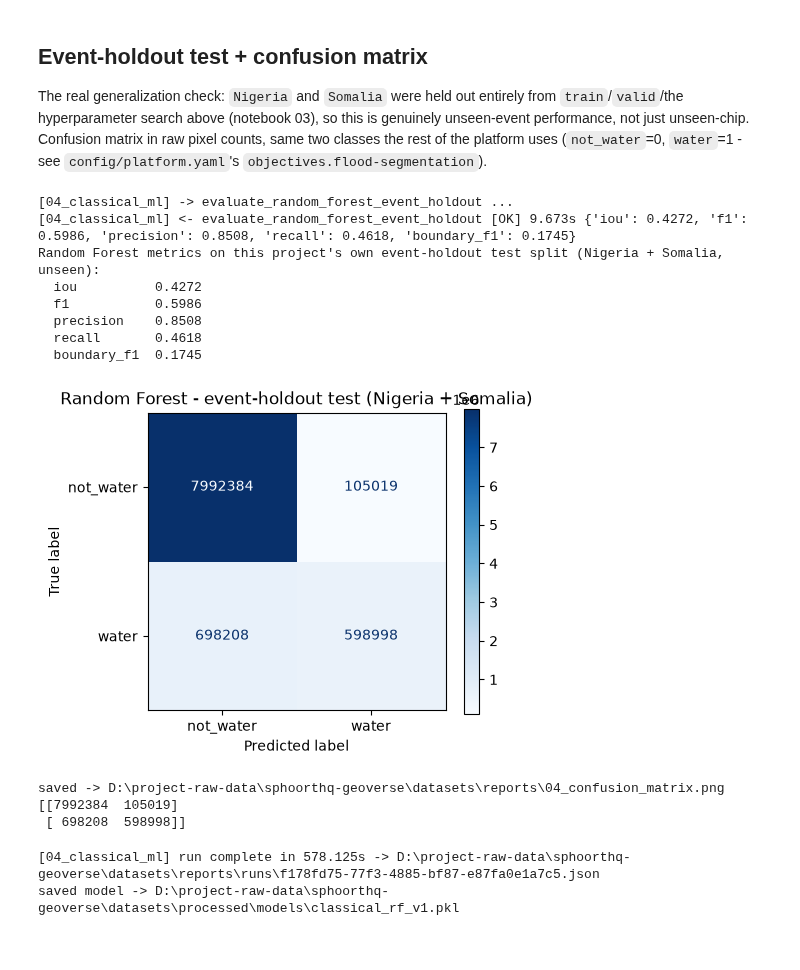
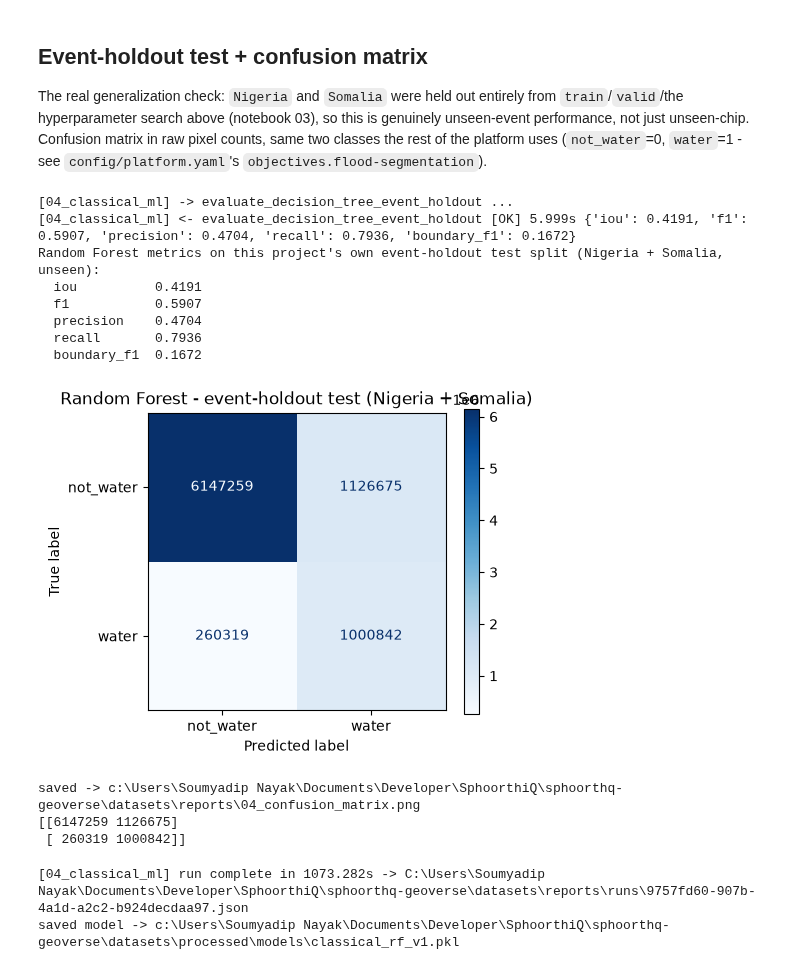
Before and after one commit to swamisan0807/sphoorthq-geoverse, a Jupyter notebook: notebooks/04_classical_ml.ipynb, the cells around one changed output. Saved outputs shown, nothing was run; the diff lists cells and outputs as text; code cells hidden in the pictures.

Commit message:
Improvement of classical model

```diff
--- a/notebooks/04_classical_ml.ipynb
+++ b/notebooks/04_classical_ml.ipynb
@@ -79,6 +71,10 @@ def build_pixel_dataset(pairs: list[tuple[str, str]], n_chips: int, seed: int =
         xs.append(x); ys.append(y)
     return np.concatenate(xs), np.concatenate(ys)
 # %%
+N_TRAIN_CHIPS = 250
+N_VALID_CHIPS = 50
+N_TEST_CHIPS = 40
+
 with logger.stage("build_train_pixel_table") as stage:
     # Original sen1floods11 train split, unchanged from the pre-tuning baseline - isolates hyperparameter
     # tuning as the only variable vs. that baseline (a different training chip sample would confound the
@@ -131,33 +127,29 @@ with logger.stage("hyperparameter_search") as stage:
     # nearly memorize per-chip texture rather than generalize. Capped depths regularize against exactly
     # that, at a fraction of the storage/inference cost.
     param_distributions = {
-        "n_estimators": [50, 100, 150, 200],
-        "max_depth": [8, 10, 12, 16, 20],
+        "max_depth": list(range(6,20,2)),
         "min_samples_leaf": [1, 2, 4],
         "max_features": ["sqrt", "log2", 0.5],
     }
     # RF n_jobs=1 + search n_jobs=-1 (not the other way around): lets sklearn parallelize across the
     # n_iter*cv candidate fits themselves, avoiding nested-parallelism oversubscription on this box's cores.
-    search = RandomizedSearchCV(
-        RandomForestClassifier(n_jobs=1, random_state=42),
-        param_distributions=param_distributions,
-        n_iter=8,
+    search = GridSearchCV(
+        DecisionTreeClassifier(class_weight="balanced", random_state=42),
+        param_grid=param_distributions,
         cv=3,
-        scoring="f1",
-        random_state=42,
-        n_jobs=-1,
+        scoring="precision",
     )
     search.fit(x_search, y_search)
     stage.metrics = {
         "search_sample_size": SEARCH_SAMPLE_SIZE,
         "n_candidates": 8,
         "cv_folds": 3,
-        "best_cv_f1": round(float(search.best_score_), 4),
+        "best_cv_precision": round(float(search.best_score_), 4),
     }
 
-print("best hyperparameters (RandomizedSearchCV, F1 on a 150k-pixel subsample, cv=3):")
+print("best hyperparameters (RandomizedSearchCV, Precision on a 150k-pixel subsample, cv=3):")
 for k, v in search.best_params_.items():
     print(f"  {k:16s} {v}")
-print(f"best CV F1: {search.best_score_:.4f}")
+print(f"best CV Precision: {search.best_score_:.4f}")
 # %% [output]
 [04_classical_ml] -> hyperparameter_search ...
@@ -171,12 +162,14 @@ best CV F1: 0.6050
 # %% [markdown]
 ## Final fit (full train table, tuned hyperparameters) + evaluation
 # %%
-with logger.stage("train_random_forest") as stage:
-    clf = RandomForestClassifier(**search.best_params_, n_jobs=-1, random_state=42)
+with logger.stage("train_decision_tree") as stage:
+    clf = DecisionTreeClassifier(
+        **search.best_params_, class_weight="balanced", random_state=42)
+    # clf = RandomForestClassifier(**search.best_params_, n_jobs=-1, random_state=42)
     clf.fit(x_train, y_train)
     stage.metrics = {**search.best_params_, "n_train_pixels": int(len(y_train))}
 
-with logger.stage("evaluate_random_forest") as stage:
+with logger.stage("evaluate_decision_tree") as stage:
     # Original sen1floods11 valid split - "valid_*" metrics below stay comparable to every prior
     # registered version (they were all evaluated against this same split).
     y_pred = clf.predict(x_valid)
@@ -205,38 +198,38 @@ hyperparameter search above (notebook 03), so this is genuinely unseen-event per
 unseen-chip. Confusion matrix in raw pixel counts, same two classes the rest of the platform uses
 (`not_water`=0, `water`=1 - see `config/platform.yaml`'s `objectives.flood-segmentation`).
 # %%
-with logger.stage("evaluate_random_forest_event_holdout") as stage:
+with logger.stage("evaluate_decision_tree_event_holdout") as stage:
     y_pred_test = clf.predict(x_test)
     test_metrics = evaluate("flood-segmentation", y_pred_test, y_test)
     stage.metrics = {k: round(v, 4) for k, v in test_metrics.items()}
 
 print("Random Forest metrics on this project's own event-holdout test split (Nigeria + Somalia, unseen):")
 for k, v in test_metrics.items():
     print(f"  {k:12s} {v:.4f}")
 
 cm = confusion_matrix(y_test, y_pred_test, labels=[0, 1])
 fig, ax = plt.subplots(figsize=(5, 4))
 ConfusionMatrixDisplay(cm, display_labels=["not_water", "water"]).plot(ax=ax, cmap="Blues", values_format="d")
 ax.set_title("Random Forest - event-holdout test (Nigeria + Somalia)")
 plt.tight_layout()
 cm_path = os.path.join(REPORTS_DIR, "04_confusion_matrix.png")
 plt.savefig(cm_path, dpi=110)
 plt.show()
 print(f"saved -> {cm_path}")
 print(cm)
 # %% [output]
-[04_classical_ml] -> evaluate_random_forest_event_holdout ...
-[04_classical_ml] <- evaluate_random_forest_event_holdout [OK] 9.673s {'iou': 0.4272, 'f1': 0.5986, 'precision': 0.8508, 'recall': 0.4618, 'boundary_f1': 0.1745}
+[04_classical_ml] -> evaluate_decision_tree_event_holdout ...
+[04_classical_ml] <- evaluate_decision_tree_event_holdout [OK] 5.999s {'iou': 0.4191, 'f1': 0.5907, 'precision': 0.4704, 'recall': 0.7936, 'boundary_f1': 0.1672}
 Random Forest metrics on this project's own event-holdout test split (Nigeria + Somalia, unseen):
-  iou          0.4272
-  f1           0.5986
-  precision    0.8508
-  recall       0.4618
-  boundary_f1  0.1745
+  iou          0.4191
+  f1           0.5907
+  precision    0.4704
+  recall       0.7936
+  boundary_f1  0.1672
-[figure, old version]
+[figure, new version]
-saved -> D:\project-raw-data\sphoorthq-geoverse\datasets\reports\04_confusion_matrix.png
-[[7992384  105019]
- [ 698208  598998]]
+saved -> c:\Users\Soumyadip Nayak\Documents\Developer\SphoorthiQ\sphoorthq-geoverse\datasets\reports\04_confusion_matrix.png
+[[6147259 1126675]
+ [ 260319 1000842]]
 # %%
 import pickle
 
@@ -255,5 +248,5 @@ logger.log_metrics({
 logger.finalize()
 print(f"saved model -> {MODEL_PATH}")
 # %% [output]
-[04_classical_ml] run complete in 578.125s -> D:\project-raw-data\sphoorthq-geoverse\datasets\reports\runs\f178fd75-77f3-4885-bf87-e87fa0e1a7c5.json
-saved model -> D:\project-raw-data\sphoorthq-geoverse\datasets\processed\models\classical_rf_v1.pkl
+[04_classical_ml] run complete in 1073.282s -> C:\Users\Soumyadip Nayak\Documents\Developer\SphoorthiQ\sphoorthq-geoverse\datasets\reports\runs\9757fd60-907b-4a1d-a2c2-b924decdaa97.json
+saved model -> c:\Users\Soumyadip Nayak\Documents\Developer\SphoorthiQ\sphoorthq-geoverse\datasets\processed\models\classical_rf_v1.pkl
```
Also changed, not shown: parts of 5 cells of this notebook, 9 other files.
